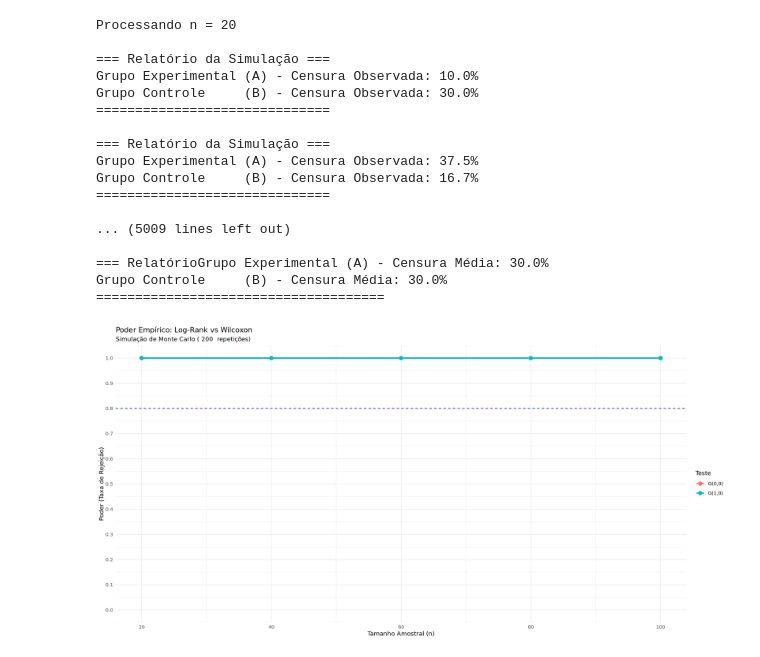
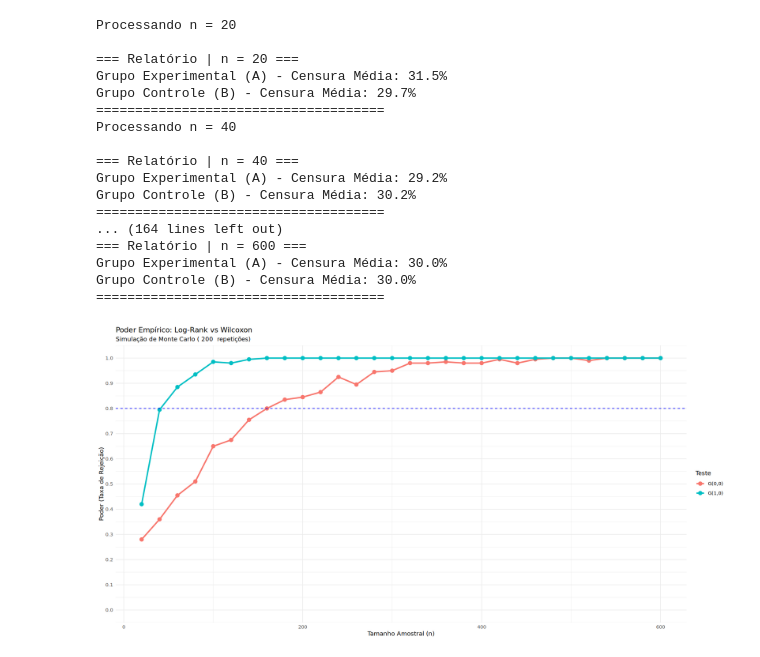
Before and after one commit to felipe-daiki/estudo_de_adequabilidade_de_poder_de_teste, a Jupyter notebook: riscos_nao_proporcionais_draft_v0.ipynb, the cells around one changed output. Drawn from its saved outputs; the diff is of its cells as text; code cells hidden in the pictures.

```diff
--- a/riscos_nao_proporcionais_draft_v0.ipynb
+++ b/riscos_nao_proporcionais_draft_v0.ipynb
@@ -57,25 +133,25 @@ ggsurvplot(
 # %%
 simulacao_amostral_empirica(n_sim = 200,
-                            ns = seq(20, 100, by = 20),
+                            ns = seq(20, 600, by = 20),
                             rho1 = 0, eta1 = 0,
                             rho2 = 1, eta2 = 0,
                             alpha = 0.05)
 # %% [output]
 Processando n = 20
 
-=== Relatório da Simulação ===
-Grupo Experimental (A) - Censura Observada: 10.0%
-Grupo Controle     (B) - Censura Observada: 30.0%
-==============================
+=== Relatório | n = 20 ===
+Grupo Experimental (A) - Censura Média: 31.5%
+Grupo Controle (B) - Censura Média: 29.7%
+=====================================
+Processando n = 40
 
-=== Relatório da Simulação ===
-Grupo Experimental (A) - Censura Observada: 37.5%
-Grupo Controle     (B) - Censura Observada: 16.7%
-==============================
-
-... (5009 lines left out)
-
-=== RelatórioGrupo Experimental (A) - Censura Média: 30.0%
-Grupo Controle     (B) - Censura Média: 30.0%
+=== Relatório | n = 40 ===
+Grupo Experimental (A) - Censura Média: 29.2%
+Grupo Controle (B) - Censura Média: 30.2%
 =====================================
+... (164 lines left out)
+=== Relatório | n = 600 ===
+Grupo Experimental (A) - Censura Média: 30.0%
+Grupo Controle (B) - Censura Média: 30.0%
+=====================================
-[figure, old version]
+[figure, new version]
```
Also changed, not shown: parts of 10 cells of this notebook, 3 other files.
